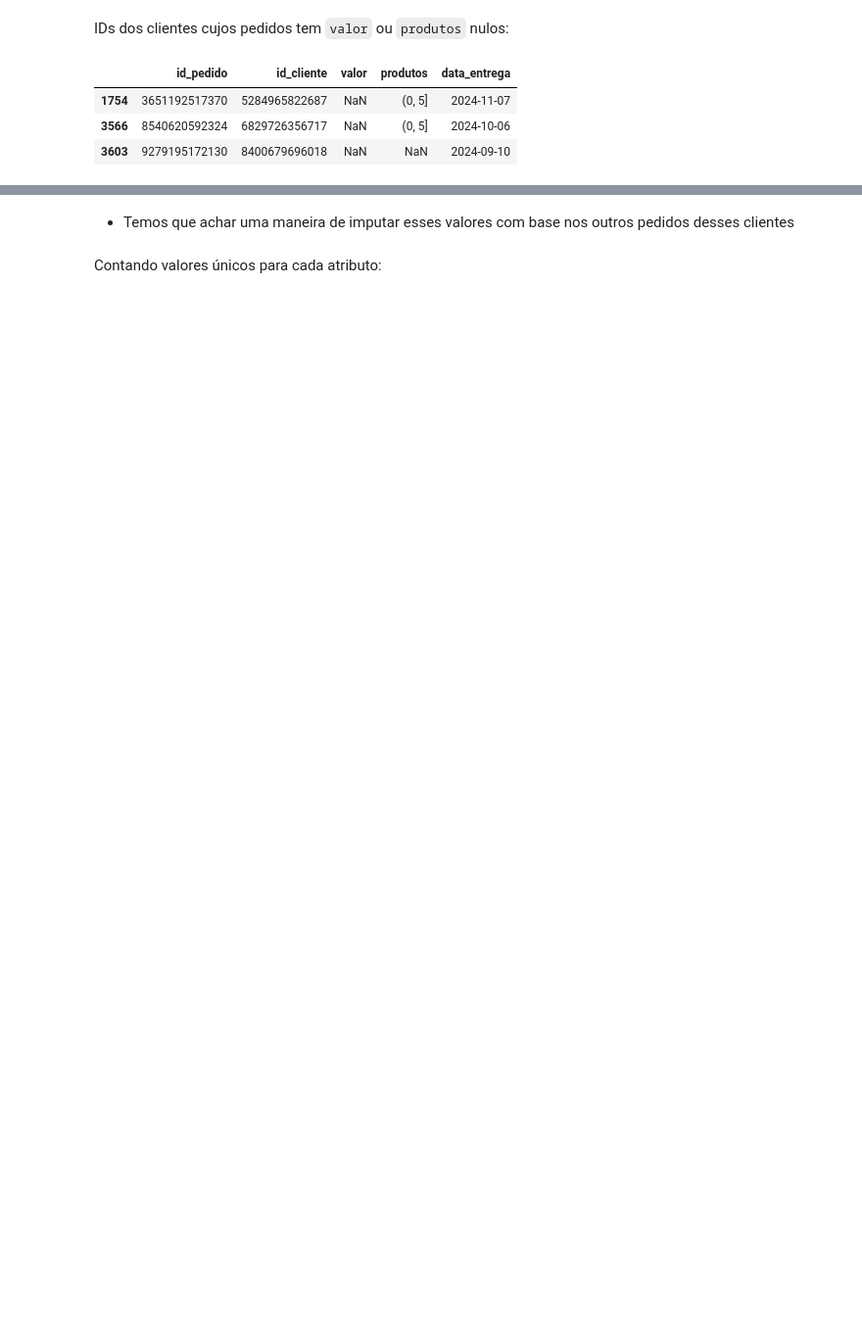
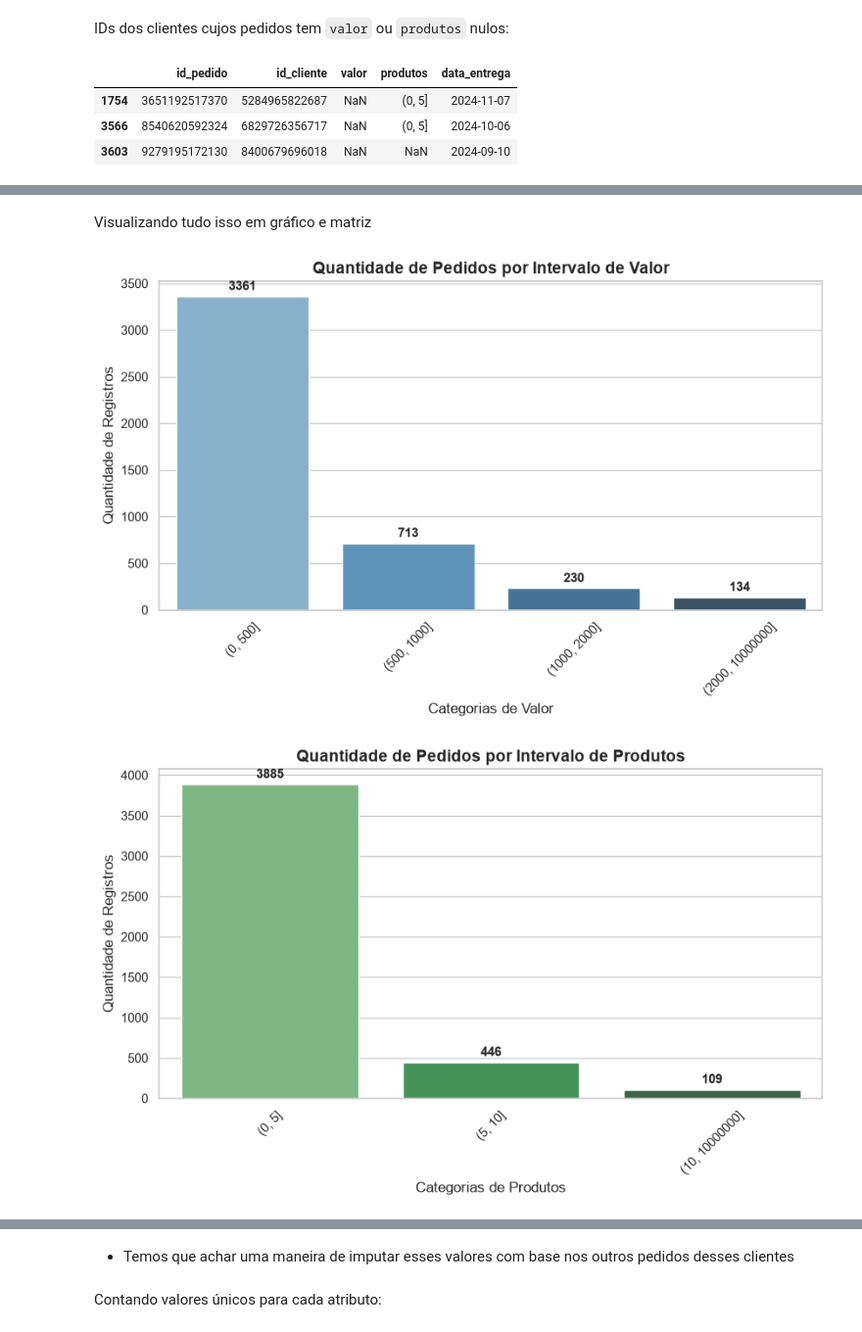
Before and after one commit to lgns-cin/CIN0144, a Jupyter notebook: EDA/com_pedidos.ipynb, the cells around one changed output, grey strips where cells are left out. Shown at 98% size. Saved outputs shown, nothing was run; the diff lists cells and outputs as text; code cells hidden in the pictures; blank space fills up the shorter version.

```diff
--- a/EDA/com_pedidos.ipynb
+++ b/EDA/com_pedidos.ipynb
@@ -135,0 +245,74 @@ pedidos[pedidos.valor.isna() | pedidos.produtos.isna()]
+# %% [markdown]
+Visualizando tudo isso em gráfico e matriz
+# %%
+seaborn.set_theme(style="whitegrid")
+
+#Contagem da coluna 'valor' com os números no topo
+plot.figure(figsize=(10, 5))
+contagem_valor = pedidos['valor'].value_counts(dropna=False)
+
+ax1 = seaborn.barplot(
+    x=contagem_valor.index.astype(str),
+    y=contagem_valor.values,
+    hue=contagem_valor.index.astype(str),
+    palette="Blues_d",
+    legend=False
+)
+
+for container in ax1.containers:
+    ax1.bar_label(container, fontsize=11, padding=3, fontweight='bold')
+
+plot.title("Quantidade de Pedidos por Intervalo de Valor", fontsize=14, fontweight='bold')
+plot.xlabel("Categorias de Valor", fontsize=12)
+plot.ylabel("Quantidade de Registros", fontsize=12)
+plot.xticks(rotation=45)
+plot.show()
+
+
+#Contagem da coluna 'produtos' com os números no topo
+plot.figure(figsize=(10, 5))
+contagem_produtos = pedidos['produtos'].value_counts(dropna=False)
+
+ax2 = seaborn.barplot(
+    x=contagem_produtos.index.astype(str),
+    y=contagem_produtos.values,
+    hue=contagem_produtos.index.astype(str),
+    palette="Greens_d",
+    legend=False
+)
+
+for container in ax2.containers:
+    ax2.bar_label(container, fontsize=11, padding=3, fontweight='bold')
+
+plot.title("Quantidade de Pedidos por Intervalo de Produtos", fontsize=14, fontweight='bold')
+plot.xlabel("Categorias de Produtos", fontsize=12)
+plot.ylabel("Quantidade de Registros", fontsize=12)
+plot.xticks(rotation=45)
+plot.show()
+
+
+#Mapa de Calor (Relação entre os Intervalos literais)
+tabela_cruzada = pandas.crosstab(
+    pedidos['valor'].fillna('NaN').astype(str),
+    pedidos['produtos'].fillna('NaN').astype(str)
+)
+
+plot.figure(figsize=(9, 6))
+
+seaborn.heatmap(
+    tabela_cruzada,
+    annot=True,
+    fmt="d",
+    cmap="YlOrBr",
+    linewidths=0.5,
+    cbar_kws={'label': 'Frequência da Combinação'}
+)
+
+plot.title("Matriz de Relação: Intervalos de Valor vs Produtos", fontsize=14, fontweight='bold')
+plot.xlabel("Intervalos de Produtos (Quantidade)", fontsize=12)
+plot.ylabel("Intervalos de Valor (Financeiro)", fontsize=12)
+plot.xticks(rotation=45)
+plot.show()
+# %% [output]
+[figure, added]
+[figure, added]
```
Also changed, not shown: parts of 18 cells of this notebook.
